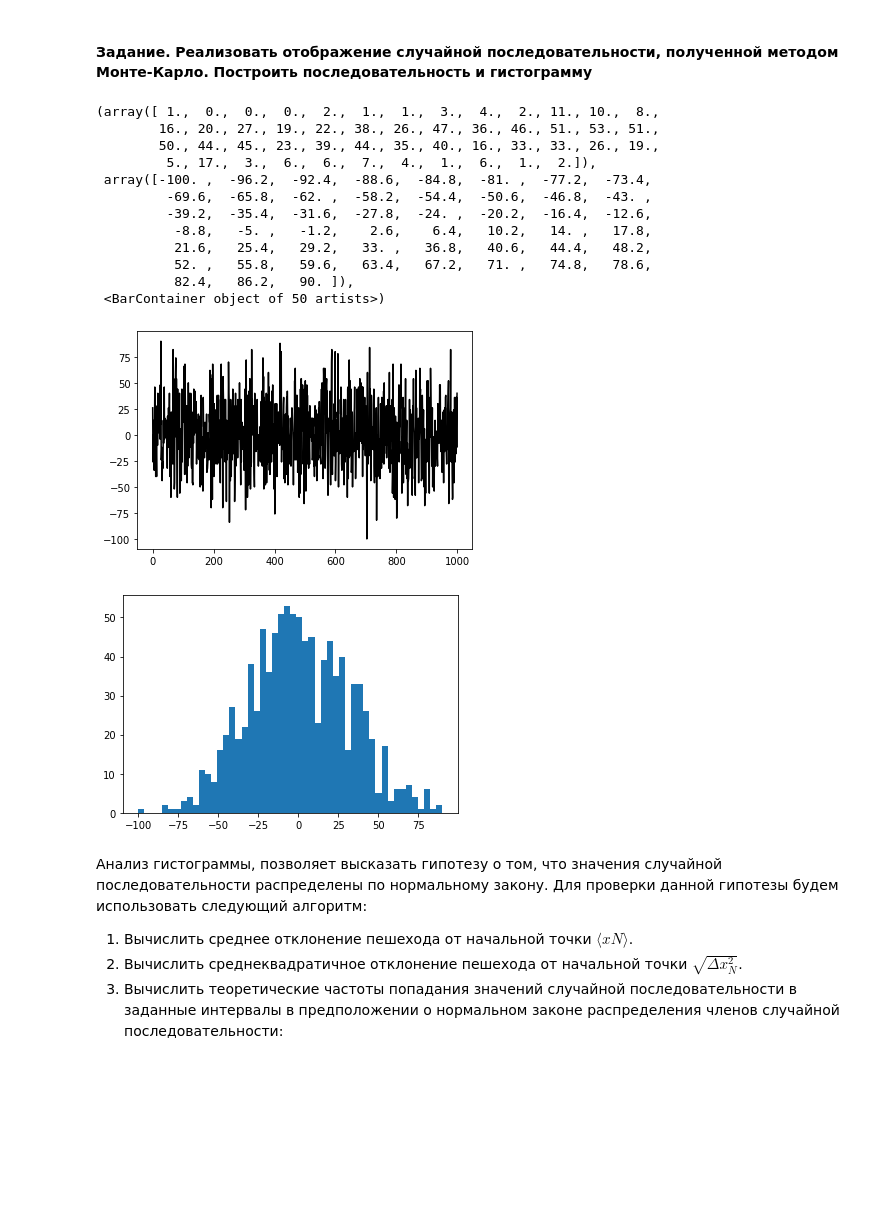
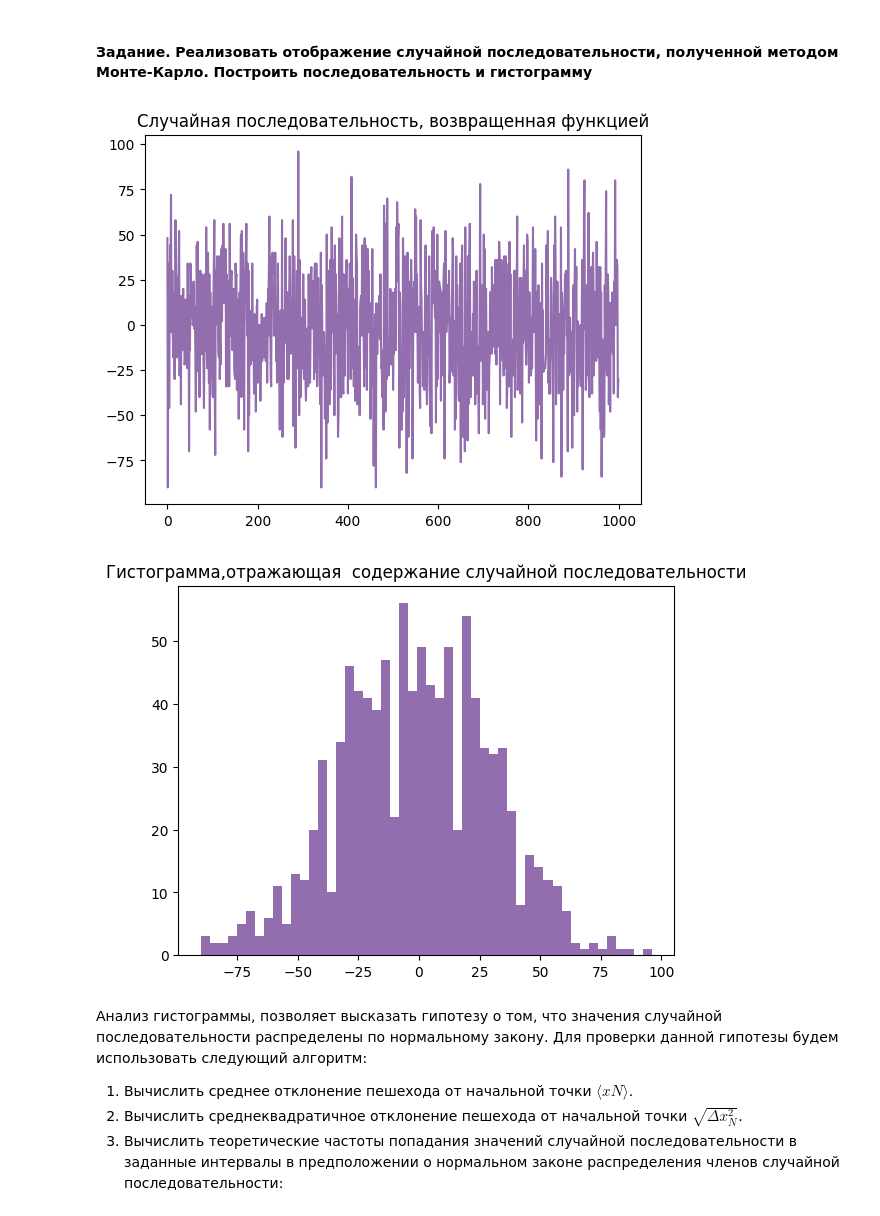
Before and after one commit to Pokulord/PhysModelling, a Jupyter notebook: Lab5.ipynb, the cells around one changed output. Saved outputs shown, nothing was run; the diff lists cells and outputs as text; code cells hidden in the pictures; blank space fills up the shorter version.

```diff
--- a/Lab5.ipynb
+++ b/Lab5.ipynb
@@ -405,16 +509,3 @@ def f(state, t):
 9. Зависимость магнитного момента заряда от времени;
 10. Зависимость коэффициента неоднородности поля от времени;
 11. Разность модулей радиусов-векторов зарядов, находившихся в начальный момент времени в близких точках.
-# %%
-global M # M -- Магнитный момент диполя
-V0 = 1.55 # начальная скорость
-M = [0, np.sin(11.5*np.pi/180), np.cos(11.5*np.pi/180)]
-
-state0 = [1.0, 0.0, 0.0, V0, 0.0, 0.0]
-t = np.arange(0.0, Tmax+Ts, Ts)
-
-states =
-
-x=states[:,0]
-y=states[:,2]
-z=states[:,4]
@@ -473,43 +843,44 @@ $N$ и $x$ вычисляются в явном виде.
 # %% [markdown]
 #### Задание. Реализовать функцию метода Монте-Карло
 # %%
-def Walk(NStep : int = 1000, NTrial: int = 1000, p: float = 0.5):
+def Walk(NStep: int , NTrial: int , p: float):
     """Функция, реализующая метод Монте-Карло
-
     Args:
         NStep (int): длина единичной реализации
         NTrial (int): длина случайной последовательности
         p (float): вероятность перехода вправо
     """
-    X = []
-
+    X = np.empty(NTrial)
+    for i in range (NTrial):
+        x = 0
+        for j in range(NStep):
+            if p <= np.random.rand():
+                x += 1
+            else:
+                x -= 1
+        X[i] = x
 
     return X
 # %% [markdown]
 #### Задание. Реализовать отображение случайной последовательности, полученной методом Монте-Карло. Построить последовательность и гистограмму
 # %%
-NStep=1000
-NTrial=1000
-p=0.5
-M=Walk(NStep,NTrial,p);
+NStep = 1000
+NTrial = 1000
+p = 0.5
 
+M = Walk(NStep , NTrial , p)
+nTrial = np.arange(NTrial)
+
+plt.plot(nTrial , M, color = "#926EAE")
 plt.title('Случайная последовательность, возвращенная функцией')
-plt.title('Гистограмма вычисленная для случайной последовательности')
+plt.show()
+
+plt.hist(M , 50 ,color = "#926EAE")
+plt.title('Гистограмма,отражающая  содержание случайной последовательности')
+plt.show()
 # %% [output]
-(array([ 1.,  0.,  0.,  0.,  2.,  1.,  1.,  3.,  4.,  2., 11., 10.,  8.,
-        16., 20., 27., 19., 22., 38., 26., 47., 36., 46., 51., 53., 51.,
-        50., 44., 45., 23., 39., 44., 35., 40., 16., 33., 33., 26., 19.,
-         5., 17.,  3.,  6.,  6.,  7.,  4.,  1.,  6.,  1.,  2.]),
- array([-100. ,  -96.2,  -92.4,  -88.6,  -84.8,  -81. ,  -77.2,  -73.4,
-         -69.6,  -65.8,  -62. ,  -58.2,  -54.4,  -50.6,  -46.8,  -43. ,
-         -39.2,  -35.4,  -31.6,  -27.8,  -24. ,  -20.2,  -16.4,  -12.6,
-          -8.8,   -5. ,   -1.2,    2.6,    6.4,   10.2,   14. ,   17.8,
-          21.6,   25.4,   29.2,   33. ,   36.8,   40.6,   44.4,   48.2,
-          52. ,   55.8,   59.6,   63.4,   67.2,   71. ,   74.8,   78.6,
-          82.4,   86.2,   90. ]),
- <BarContainer object of 50 artists>)
-[figure, old version]
+[figure, new version]
-[figure, old version]
+[figure, new version]
 # %% [markdown]
 Анализ гистограммы, позволяет высказать гипотезу о том, что значения случайной последовательности распределены по нормальному
 закону.
```
Also changed, not shown: parts of 36 cells of this notebook.
